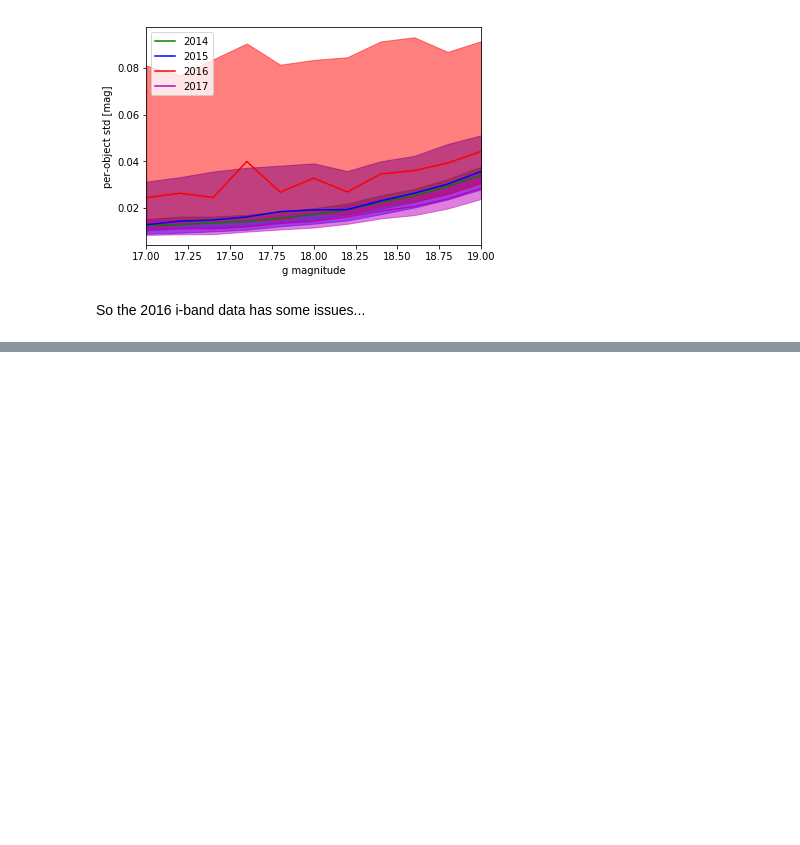
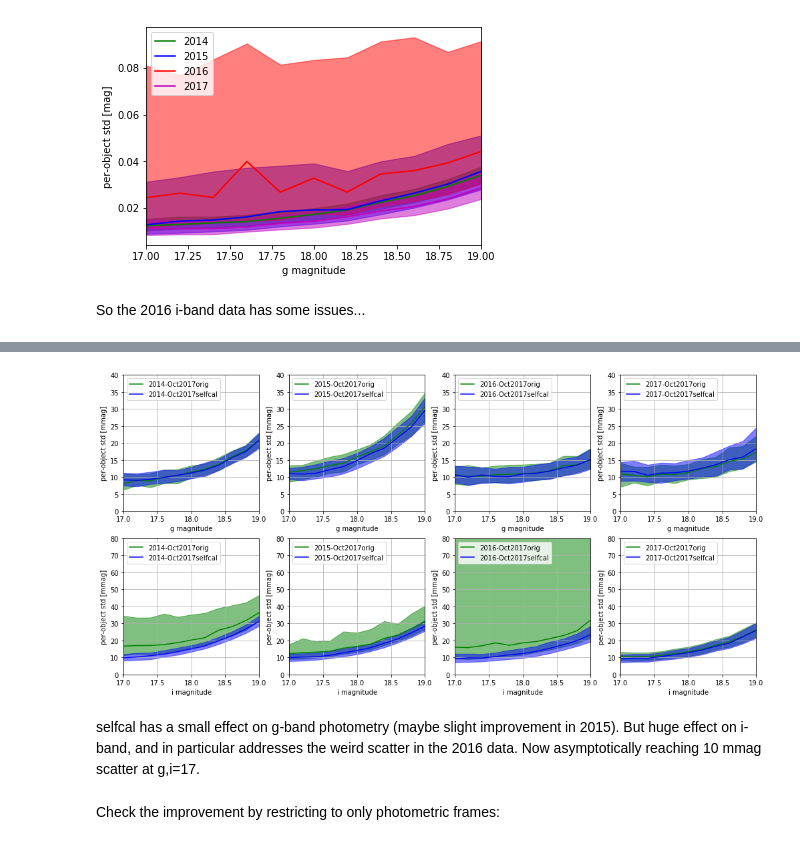
Before and after one commit to imcgreer/idmrm, a Jupyter notebook: notebooks/BokPhotAnalysis.ipynb, the cells around one changed output, grey strips where cells are left out. Drawn from its saved outputs; the diff is of its cells as text; code cells hidden in the pictures; blank space fills up the shorter version.

Commit message:
update nb with selfcal results

```diff
--- a/notebooks/BokPhotAnalysis.ipynb
+++ b/notebooks/BokPhotAnalysis.ipynb
@@ -292,0 +303,37 @@ So the 2016 i-band data has some issues...
+# %%
+class NewBinnedStats(object):
+    def __init__(self,tabf):
+        self.tab = Table.read(tabf)
+    def get(self,season,filt):
+        i = where((self.tab['season']==season)&(self.tab['filter']==filt))[0][0]
+        rv = Table()
+        rv['mbins'] = array(self.tab.meta['MBINS'].split(',')).astype(float)
+        for k in self.tab.colnames:
+            if k.startswith('sig'):
+                rv[k] = self.tab[k][i]
+        return rv
+# %%
+oct17noselfcal = NewBinnedStats('../archive/october_2017/phot_stats_oct17noselfcal.fits')
+oct17selfcal = NewBinnedStats('../archive/october_2017/phot_stats_oct17.fits')
+# %%
+figure(figsize=(14,7))
+subplots_adjust(0.05,0.1,0.99,0.99,0.22)
+pnum = 1
+for b in 'gi':
+    for season in ['2014','2015','2016','2017']:
+        ax = subplot(2,4,pnum)
+        plot_compare_scatters([oct17noselfcal.get(season,b),oct17selfcal.get(season,b)],
+                              [season+'-Oct2017orig',season+'-Oct2017selfcal'],
+                              'gb',filt=b,ax=ax,units='mmag')
+        if b=='g':
+            ax.set_ylim(0,40)
+        else:
+            ax.set_ylim(0,80)
+        ax.grid()
+        pnum += 1
+# %% [output]
+[figure, added]
+# %% [markdown]
+selfcal has a small effect on g-band photometry (maybe slight improvement in 2015). But huge effect on i-band, and in particular addresses the weird scatter in the 2016 data. Now asymptotically reaching 10 mmag scatter at g,i=17.
+# %% [markdown]
+Check the improvement by restricting to only photometric frames:
```
Also changed, not shown: parts of 6 cells of this notebook.
